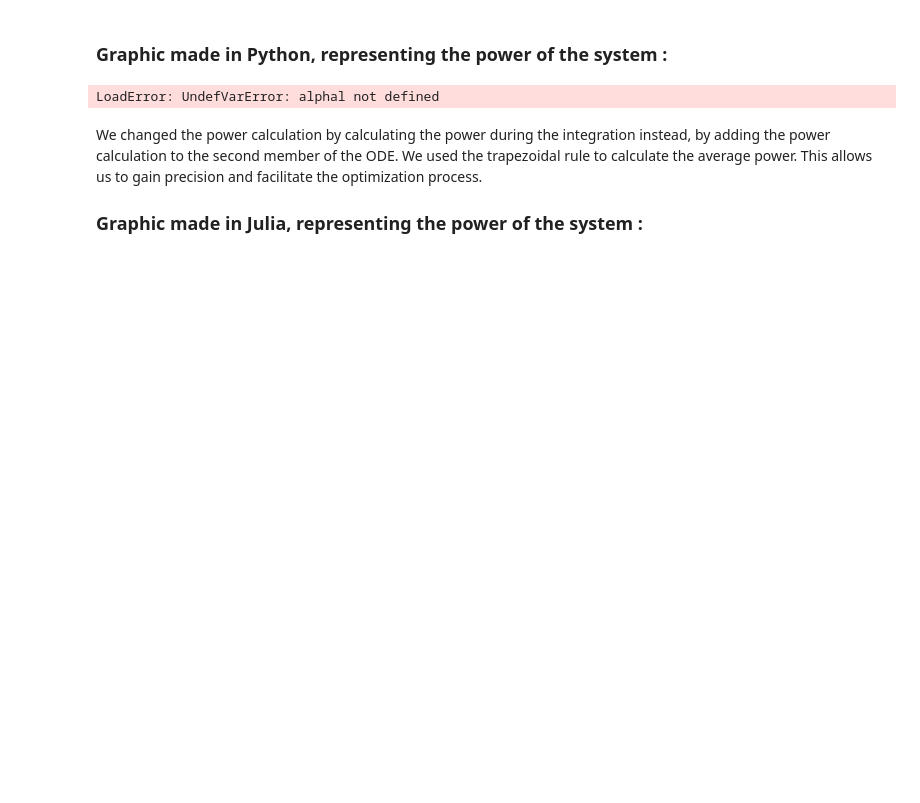
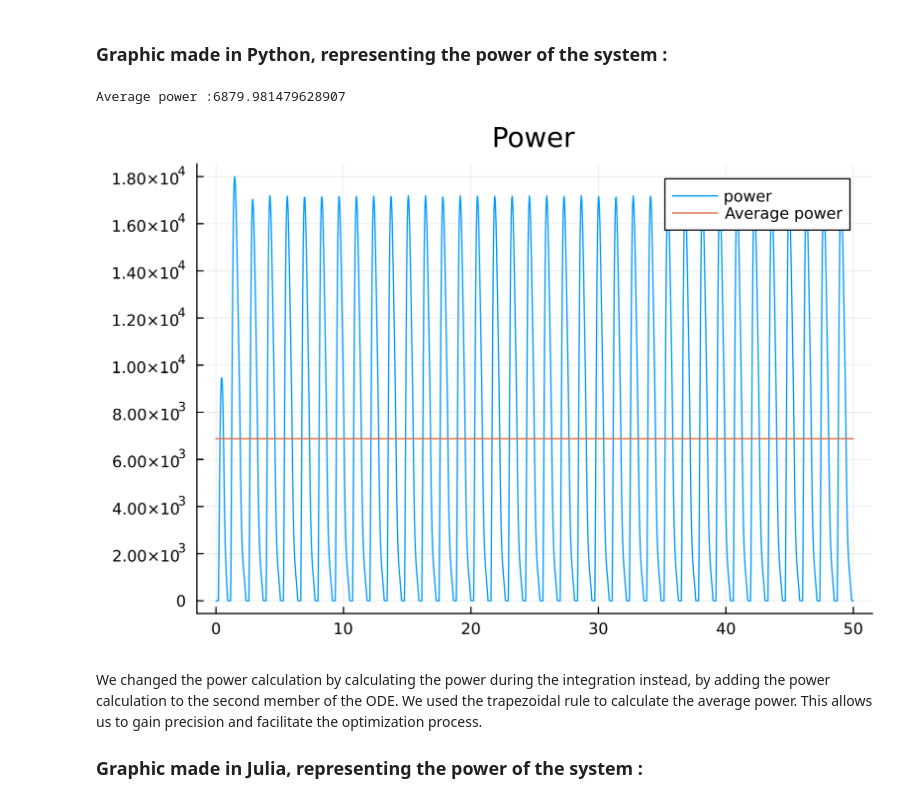
Before and after one commit to jbcaillau/jbcaillau.github.io, a Jupyter notebook: report-lheureux-mari.ipynb, the cells around one changed output. Drawn from its saved outputs; the diff is of its cells as text; code cells hidden in the pictures; blank space fills up the shorter version.

```diff
--- a/report-lheureux-mari.ipynb
+++ b/report-lheureux-mari.ipynb
@@ -555,13 +569,14 @@ calcul_Puissance_moyenne (generic function with 1 method)
 # %%
 Puissance = calcul_Puissance.(alphal,alpha_point,alpha_p_max, Cmax)
 print("Average power :")
 println(mean(Puissance))
-plot(temps, Puissance', title="Power",label="power",yticks=0:2000:20000 )
+plot(temps, Puissance', title="Power",label="power",yticks=0:2000:20000, fmt=:png, dpi=300)
 plot!(temps, transpose(mean(Puissance)*transpose(ones(( size(alphal)[2],1 )))) , label="Average power",yticks=0:2000:20000 )
 
 #Calculation of powers thanks to the final matrix
 # %% [output]
-LoadError: UndefVarError: alphal not defined
+Average power :6879.981479628907
+[figure, added]
 # %% [markdown]
 We changed the power calculation by calculating the power during the integration instead, by adding the power calculation to the second member of the ODE. We used the trapezoidal rule to calculate the average power. This allows us to gain precision and facilitate the optimization process.
 
```
Also changed, not shown: parts of 13 cells of this notebook.
